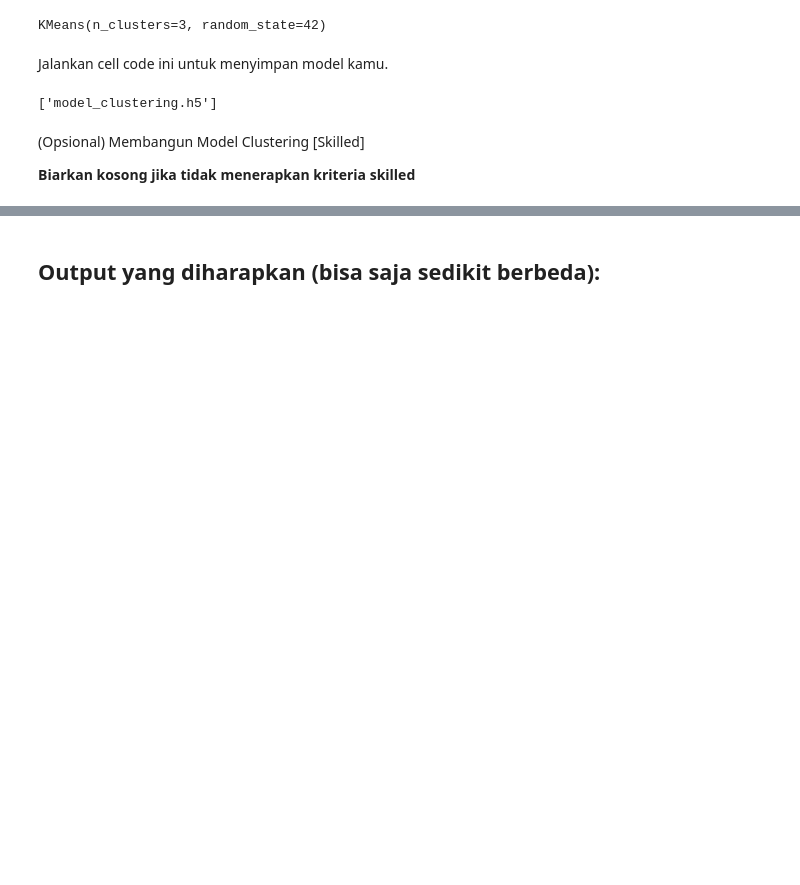
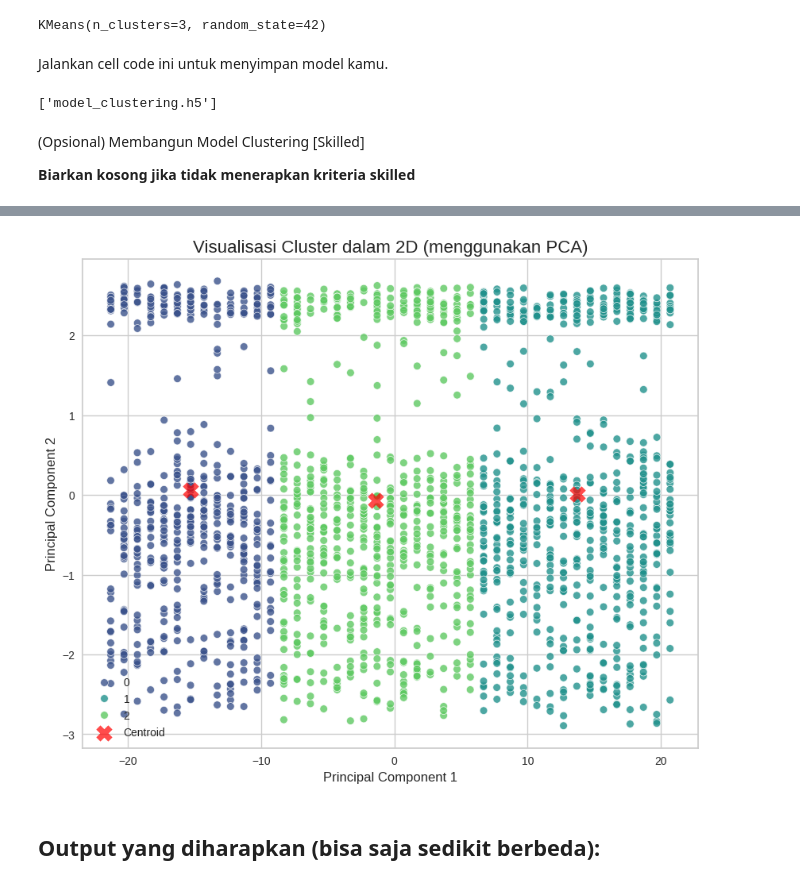
Before and after one commit to brayone-no-xv/dicoding-machine_learning, a Jupyter notebook: BMLP_Muhammad-Rahman/[Clustering]_Submission_Akhir_BMLP_Muhammad_Rahman.ipynb, the cells around one changed output, grey strips where cells are left out. Drawn from its saved outputs; the diff is of its cells as text; code cells hidden in the pictures; blank space fills up the shorter version.

```diff
--- a/BMLP_Muhammad-Rahman/[Clustering]_Submission_Akhir_BMLP_Muhammad_Rahman.ipynb
+++ b/BMLP_Muhammad-Rahman/[Clustering]_Submission_Akhir_BMLP_Muhammad_Rahman.ipynb
@@ -831,3 +686,45 @@ display(agg_summary_cat)
+# %%
+# Membuat visualisasi hasil clustering
+
+### MULAI CODE ###
+
+# Buat (instantiate) objek PCA untuk 2 komponen (n_components=2)
+pca = PCA(n_components=2)
+
+# Terapkan (fit) PCA ke data 'df' dan transformasikan data tersebut
+df_pca = pca.fit_transform(df)
+
+# Buat DataFrame baru 'df_pca' dari hasil transformasi
+df_pca = pd.DataFrame(data=df_pca, columns=['Principal Component 1', 'Principal Component 2'])
+
+# Tambahkan kolom 'Cluster' ke 'df_pca' menggunakan 'labels'(variabel dari hasil 'kmeans.labels_' sebelumnya)
+df_pca['Cluster'] = model.labels_
+
+# Buat scatter plot menggunakan Seaborn
+plt.figure(figsize=(10, 8))
+sns.scatterplot(
+    x='Principal Component 1',
+    y='Principal Component 2',
+    hue='Cluster',  # Warnai titik berdasarkan kolom 'Cluster'
+    palette=sns.color_palette("viridis", n_colors=3), # Sesuaikan n_colors dengan jumlah cluster Anda (misal 3)
+    data=df_pca,
+    legend="full",
+    alpha=0.8
+)
+
+### SELESAI CODE ###
+
+plt.title('Visualisasi Cluster dalam 2D (menggunakan PCA)', fontsize=16)
+plt.xlabel('Principal Component 1', fontsize=12)
+plt.ylabel('Principal Component 2', fontsize=12)
+# Convert cluster centers to DataFrame with same feature names to avoid warning
+centers_df = pd.DataFrame(model.cluster_centers_, columns=df.columns)
+centers = pca.transform(centers_df)
+plt.scatter(centers[:, 0], centers[:, 1], c='red', s=200, alpha=0.7, marker='X', label='Centroid')
+plt.legend()
+plt.show()
+# %% [output]
+[figure, added]
 # %% [markdown]
 ## **Output yang diharapkan** (bisa saja sedikit berbeda)**:**
 # %% [markdown]
```
Also changed, not shown: parts of 8 cells of this notebook, 3 other files.
